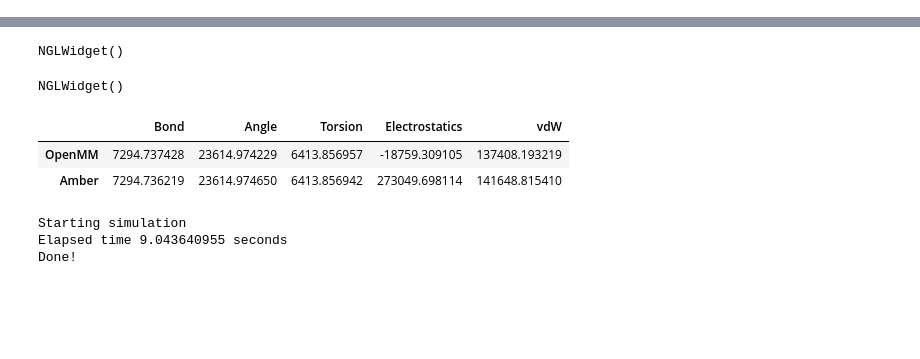
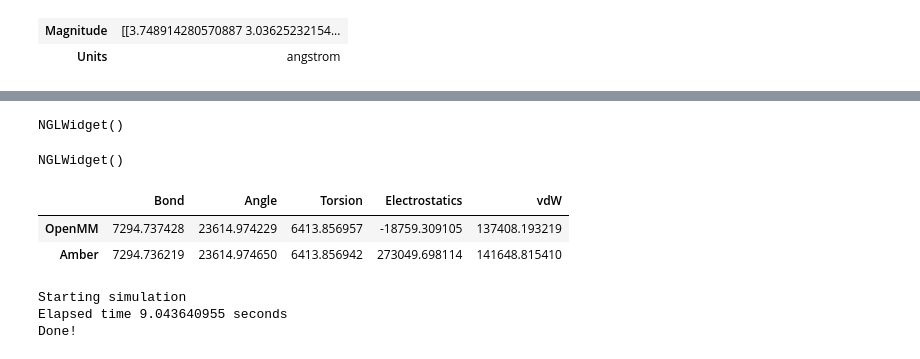
Before and after one commit to omsf/OpenPharmMDFlow, a Jupyter notebook: examples/mini_mvp/mini_mvp.ipynb, the cells around one changed output, grey strips where cells are left out. Saved outputs shown, nothing was run; the diff lists cells and outputs as text; code cells hidden in the pictures; blank space fills up the shorter version.

```diff
--- a/examples/mini_mvp/mini_mvp.ipynb
+++ b/examples/mini_mvp/mini_mvp.ipynb
@@ -15,0 +137,14 @@ molecules = [
+# %%
+parser = CifParser("../../test_reader/molecular.cif")
+structure = parser.parse_structures()[0]
+
+structure.cart_coords * unit.angstrom
+
+
+#parser = CifParser("../../test_reader/unitcell.cif")
+#structure_cell = parser.parse_structures()[0]
+
+#print(structure_mol, structure_cell)
+# %% [output]
+| Magnitude | [[3.748914280570887 3.03625232154... |
+| Units | angstrom |
```
Also changed, not shown: parts of 9 cells of this notebook, 3 other files.
